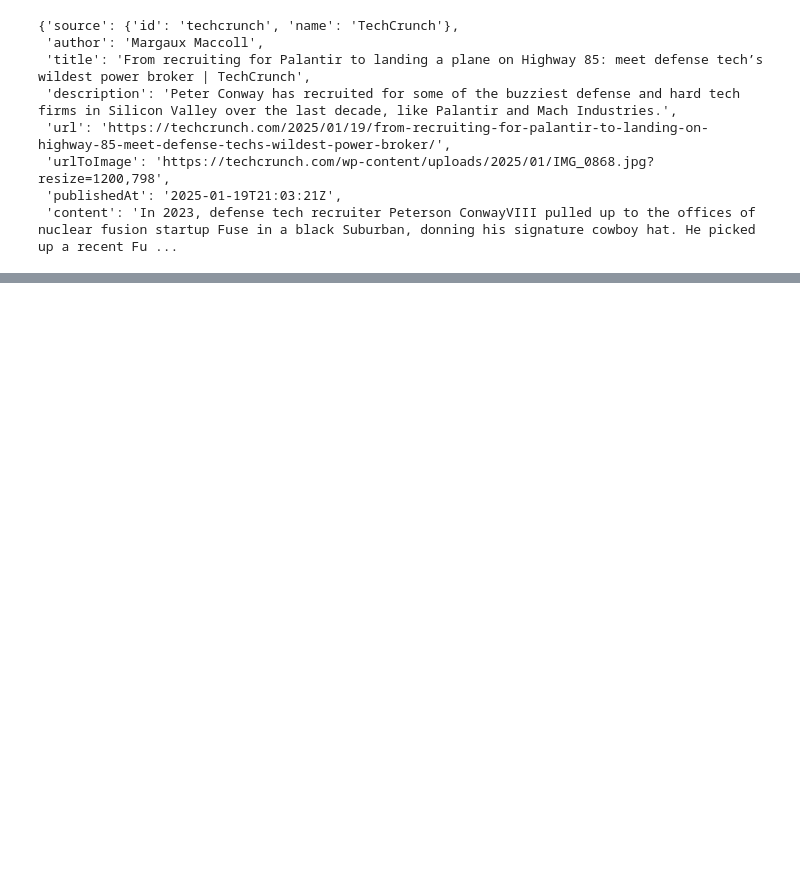
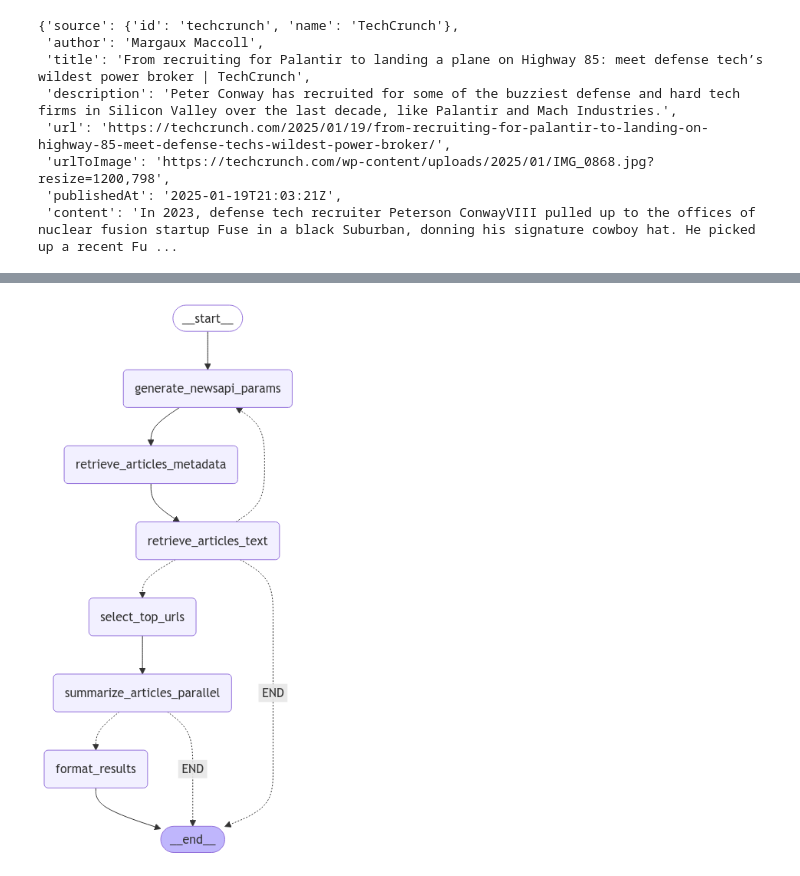
Before and after one commit to amandm/agents, a Jupyter notebook: supervisor with op copy.ipynb, the cells around one changed output, grey strips where cells are left out. Drawn from its saved outputs; the diff is of its cells as text; code cells hidden in the pictures; blank space fills up the shorter version.

```diff
--- a/supervisor with op copy.ipynb
+++ b/supervisor with op copy.ipynb
@@ -1060,0 +352,47 @@ Example queries:
+# %%
+workflow = Graph()
+
+workflow.set_entry_point("generate_newsapi_params")
+
+workflow.add_node("generate_newsapi_params", generate_newsapi_params)
+workflow.add_node("retrieve_articles_metadata", retrieve_articles_metadata)
+workflow.add_node("retrieve_articles_text", retrieve_articles_text)
+workflow.add_node("select_top_urls", select_top_urls)
+workflow.add_node("summarize_articles_parallel", summarize_articles_parallel)
+workflow.add_node("format_results", format_results)
+# workflow.add_node("add_commentary", add_commentary)
+
+workflow.add_edge("generate_newsapi_params", "retrieve_articles_metadata")
+workflow.add_edge("retrieve_articles_metadata", "retrieve_articles_text")
+# # if the number of articles with parseable text is less than number requested, then search for more articles
+workflow.add_conditional_edges(
+    "retrieve_articles_text",
+    articles_text_decision,
+    {
+        "generate_newsapi_params": "generate_newsapi_params",
+        "select_top_urls": "select_top_urls",
+        "END": END
+    }
+    )
+workflow.add_edge("select_top_urls", "summarize_articles_parallel")
+workflow.add_conditional_edges(
+    "summarize_articles_parallel",
+    lambda state: "format_results" if len(state["tldr_articles"]) > 0 else "END",
+    {
+        "format_results": "format_results",
+        "END": END
+    }
+    )
+workflow.add_edge("format_results", END)
+
+app = workflow.compile()
+# %%
+display(
+    IPImage(
+        app.get_graph().draw_mermaid_png(
+            draw_method=MermaidDrawMethod.API,
+        )
+    )
+)
+# %% [output]
+[figure, added]
```
Also changed, not shown: parts of 29 cells of this notebook.
